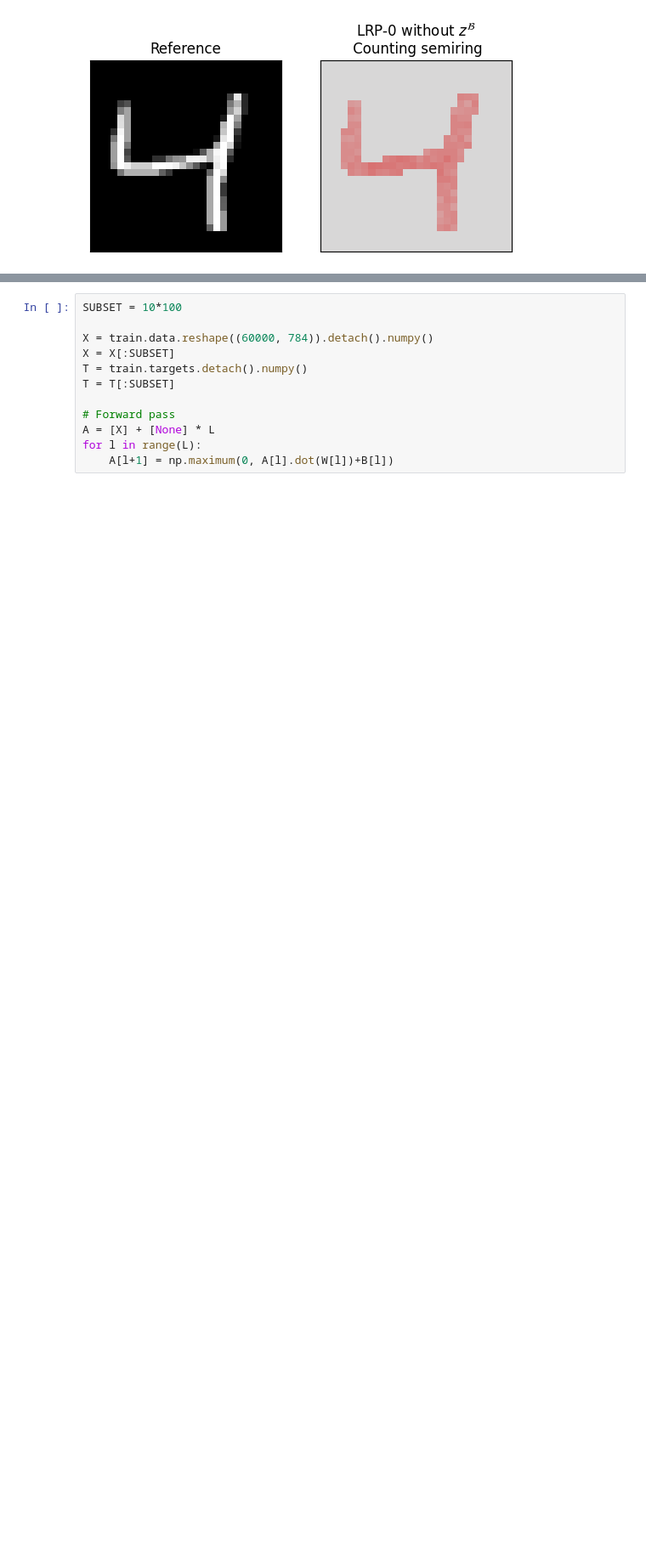
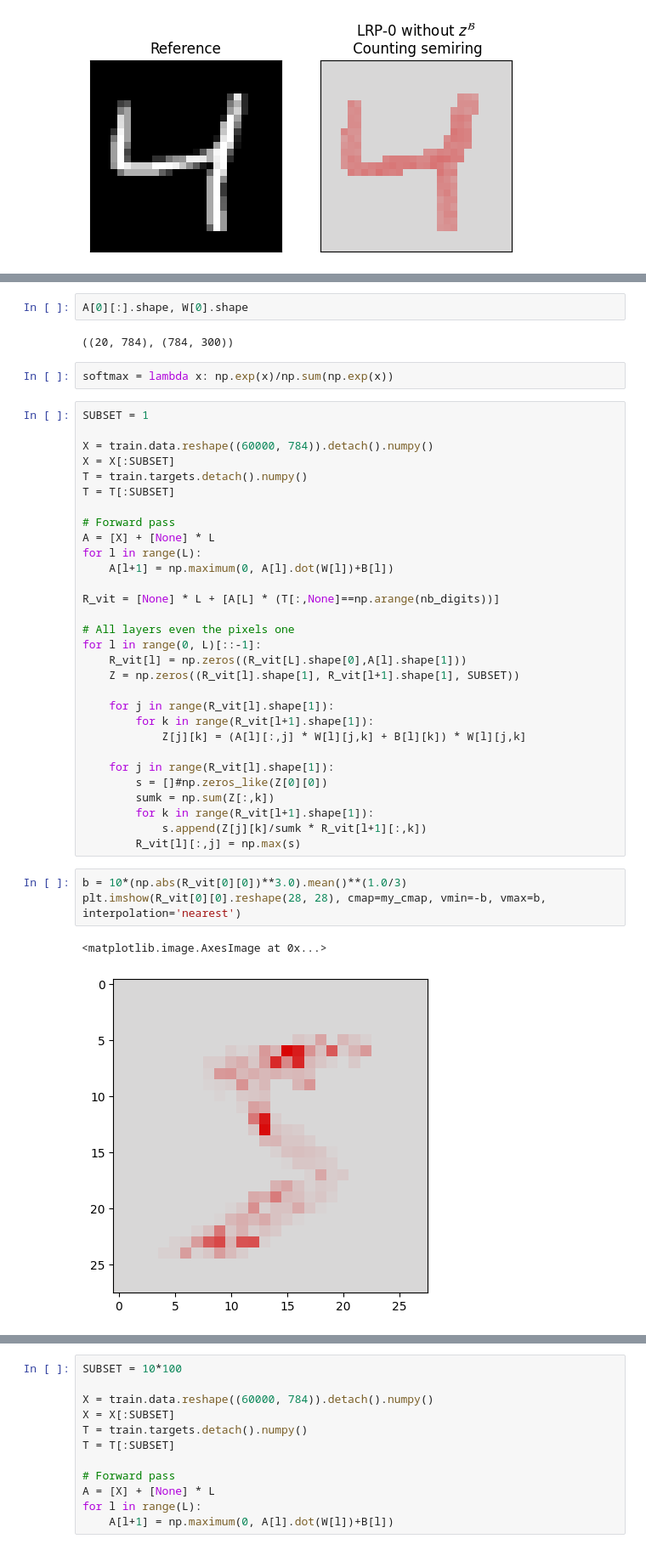
Before and after one commit to Red-Rapious/Semiring-LRP, a Jupyter notebook: code/mnist-abstract-semiring.ipynb, the cells around one changed output, grey strips where cells are left out. Shown at 85% size. Drawn from its saved outputs; the diff is of its cells as text; blank space fills up the shorter version.

```diff
--- a/code/mnist-abstract-semiring.ipynb
+++ b/code/mnist-abstract-semiring.ipynb
@@ -478,3 +486,45 @@ for i in range(DIGITS):
+# %%
+A[0][:].shape, W[0].shape
+# %% [output]
+((20, 784), (784, 300))
+# %%
+softmax = lambda x: np.exp(x)/np.sum(np.exp(x))
+# %%
+SUBSET = 1
+
+X = train.data.reshape((60000, 784)).detach().numpy()
+X = X[:SUBSET]
+T = train.targets.detach().numpy()
+T = T[:SUBSET]
+
+# Forward pass
+A = [X] + [None] * L
+for l in range(L):
+    A[l+1] = np.maximum(0, A[l].dot(W[l])+B[l])
+
+R_vit = [None] * L + [A[L] * (T[:,None]==np.arange(nb_digits))]
+
+# All layers even the pixels one
+for l in range(0, L)[::-1]:
+    R_vit[l] = np.zeros((R_vit[L].shape[0],A[l].shape[1]))
+    Z = np.zeros((R_vit[l].shape[1], R_vit[l+1].shape[1], SUBSET))
+
+    for j in range(R_vit[l].shape[1]):
+        for k in range(R_vit[l+1].shape[1]):
+            Z[j][k] = (A[l][:,j] * W[l][j,k] + B[l][k]) * W[l][j,k]
+
+    for j in range(R_vit[l].shape[1]):
+        s = []#np.zeros_like(Z[0][0])
+        sumk = np.sum(Z[:,k])
+        for k in range(R_vit[l+1].shape[1]):
+            s.append(Z[j][k]/sumk * R_vit[l+1][:,k])
+        R_vit[l][:,j] = np.max(s)
+# %%
+b = 10*(np.abs(R_vit[0][0])**3.0).mean()**(1.0/3)
+plt.imshow(R_vit[0][0].reshape(28, 28), cmap=my_cmap, vmin=-b, vmax=b, interpolation='nearest')
+# %% [output]
+<matplotlib.image.AxesImage at 0x...>
+[figure, added]
 # %% [markdown]
 ## 4. Full Dataset Exploration
 The goal of this part is to use the results of ProvLRP (for example of boolean semiring) and to apply an operation on all images of the class (for example, using a global OR/AND over all the results of the boolean semiring). This allows for instance to find the minimal hull of interesting pixels.
```
Also changed, not shown: parts of 4 cells of this notebook, 2 other files.
